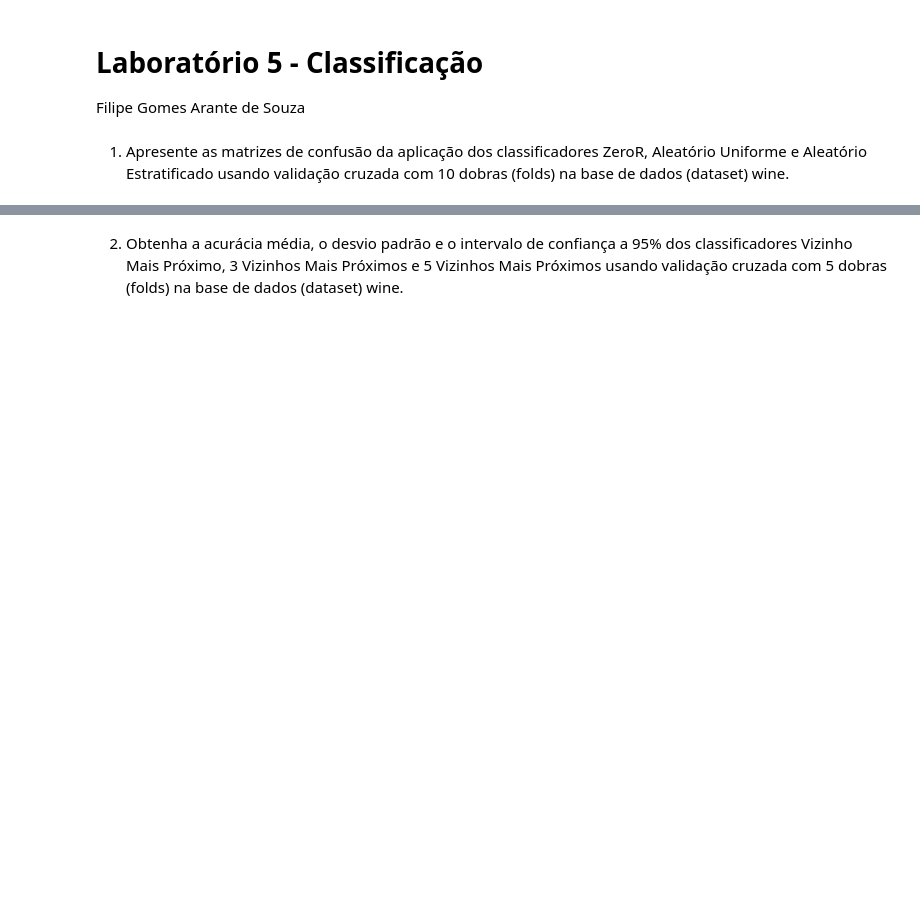
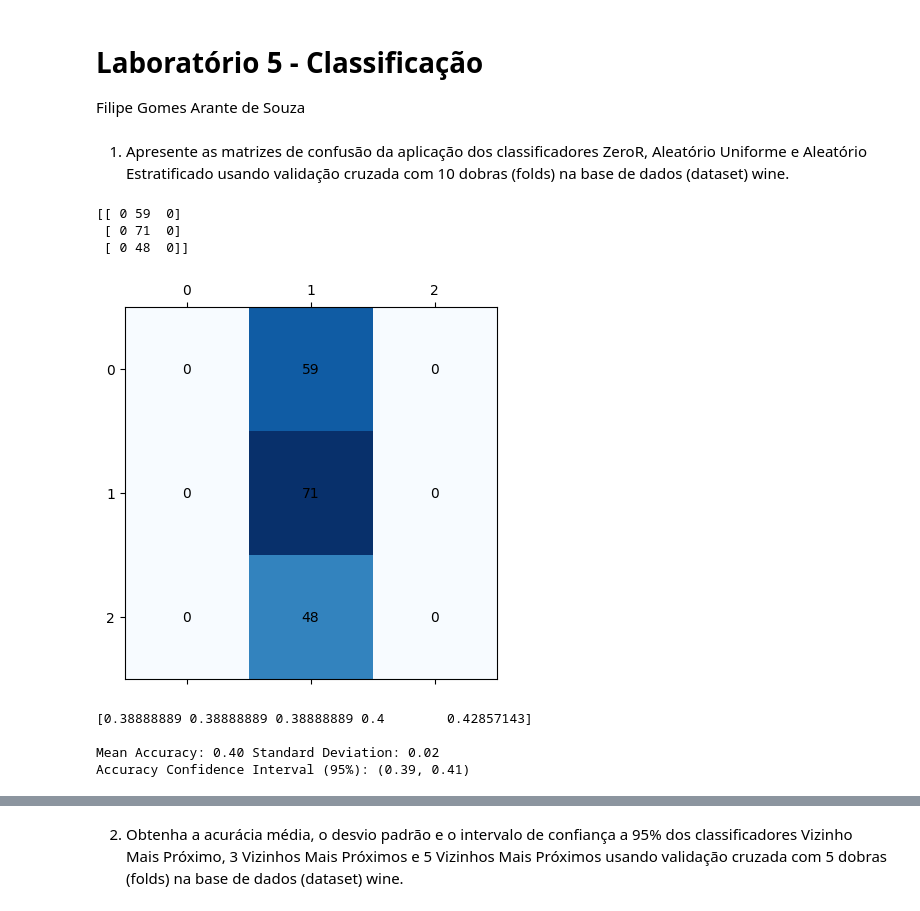
Before and after one commit to gomesfilipe/inteligencia-artificial, a Jupyter notebook: labs/lab5/lab5.ipynb, the cells around one changed output, grey strips where cells are left out. Saved outputs shown, nothing was run; the diff lists cells and outputs as text; code cells hidden in the pictures; blank space fills up the shorter version.

```diff
--- a/labs/lab5/lab5.ipynb
+++ b/labs/lab5/lab5.ipynb
@@ -5,3 +5,56 @@ Filipe Gomes Arante de Souza
 1. Apresente as matrizes de confusão da aplicação dos classificadores ZeroR, Aleatório Uniforme e
 Aleatório Estratificado usando validação cruzada com 10 dobras (folds) na base de dados (dataset)
 wine.
+# %%
+from sklearn.datasets import load_wine
+import numpy as np
+from scipy import stats
+from sklearn import datasets
+from sklearn.model_selection import cross_val_predict, cross_val_score
+from sklearn.dummy import DummyClassifier
+from sklearn.metrics import confusion_matrix
+import matplotlib.pyplot as plt
+
+
+wine = load_wine()
+
+wine_X = wine.data
+wine_y = wine.target
+
+# Classificador ZeroR
+zR = DummyClassifier()
+
+y_pred = cross_val_predict(zR, wine_X, wine_y, cv=10)
+conf_mat = confusion_matrix(wine_y, y_pred)
+
+print(conf_mat)
+
+plt.matshow(conf_mat, cmap=plt.cm.Blues)
+for i in range(len(conf_mat)):
+    for j in range(len(conf_mat)):
+        plt.text(j, i, conf_mat[i][j], va="center", ha="center")
+
+plt.show()
+
+scores = cross_val_score(zR, wine_X, wine_y, scoring='accuracy',
+                         cv = 5)
+
+print(scores)
+
+mean = scores.mean()
+std = scores.std()
+inf, sup = stats.norm.interval(0.95, loc=mean,
+                               scale=std/np.sqrt(len(scores)))
+
+print("\nMean Accuracy: %0.2f Standard Deviation: %0.2f" % (mean, std))
+print ("Accuracy Confidence Interval (95%%): (%0.2f, %0.2f)\n" %
+       (inf, sup))
+# %% [output]
+[[ 0 59  0]
+ [ 0 71  0]
+ [ 0 48  0]]
+[figure, added]
+[0.38888889 0.38888889 0.38888889 0.4        0.42857143]
+
+Mean Accuracy: 0.40 Standard Deviation: 0.02
+Accuracy Confidence Interval (95%): (0.39, 0.41)
```
Also changed, not shown: parts of 10 cells of this notebook.
